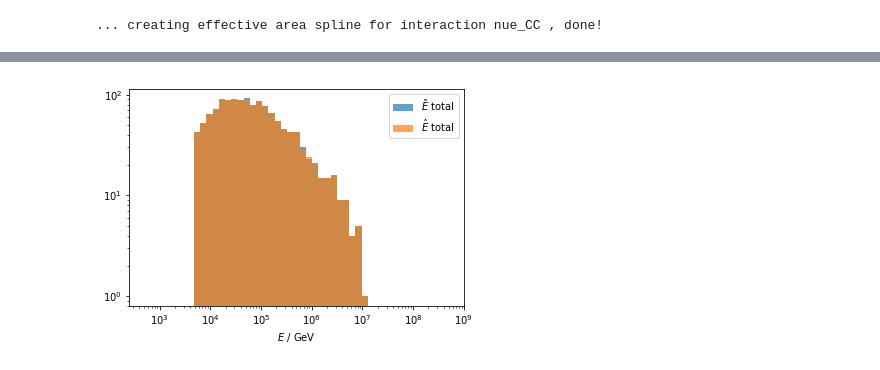
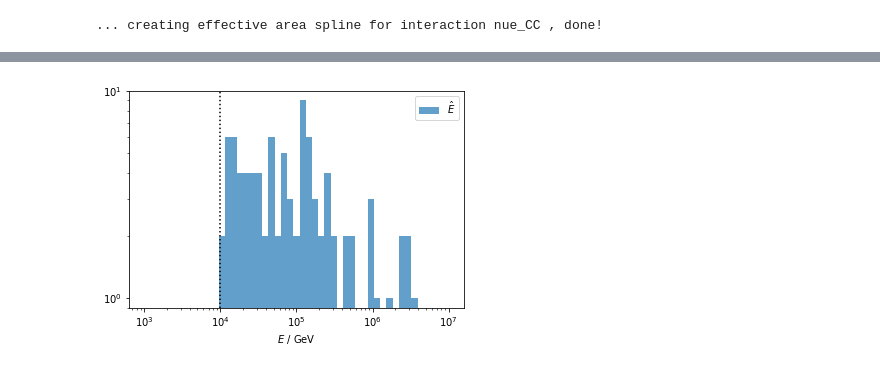
Before and after one commit to specktakel/hierarchical_nu, a Jupyter notebook: dev/statistical_model/4_energy_threshold/Eth_effects.ipynb, the cells around one changed output, grey strips where cells are left out. Cells and saved outputs as stored; diff of their text form; code cells hidden in the pictures.

Commit message:
Write alternative simulation method for comparison

```diff
--- a/dev/statistical_model/4_energy_threshold/Eth_effects.ipynb
+++ b/dev/statistical_model/4_energy_threshold/Eth_effects.ipynb
@@ -250,11 +230,6 @@ sim_input['z'] = redshift
 sim_input['D'] = [luminosity_distance(z) for z in redshift[:-1]] # Mpc
 sim_input['varpi'] = unit_vector
 
-# Exposure integral interpolation grid
-sim_input['Ngrid'] = len(alpha_grid_sim)
-sim_input['alpha_grid'] = alpha_grid_sim
-sim_input['integral_grid'] = integral_grid_sim
-
 # Aeff Spline
 sim_input['p'] = p
 sim_input['Lknots_x'] = len(xknots)
@@ -266,16 +241,15 @@ sim_input['aeff_max'] = aeff_max
 # %%
 # Energies
 sim_input['alpha'] = 2.0
-sim_input['Emin'] = 5.0e3 # Emin_sim
-Emin = 1e4 # GeV
-E_scale = (Emin / sim_input['Emin'])**(1-sim_input['alpha'])
-sim_input['f_E'] = 0.001
+sim_input['Emin'] = 1.0e3 # Emin_sim
+Eth = 1e4 # GeV
+E_scale = (Eth / sim_input['Emin'])**(1-sim_input['alpha'])
 
 # Reconstruction
-sim_input['kappa'] = 100 # ~10 deg for cascades
+sim_input['kappa'] = 1000 # ~10 deg for cascades
 
 # Associated fraction  (derived paramaters, but easier to define this way)
-total_flux = 5e3 # m^-2 yr^-1
+total_flux = 1e3 # m^-2 yr^-1
 f = 0.5
 
 sim_input['T'] = 1 # yr
@@ -298,12 +278,15 @@ simulation = sim.sampling(data=sim_input, iter=1, chains=1,
 # %%
 # Energies
-Esrc = simulation.extract(['Esrc'])['Esrc'][0]
-E = simulation.extract(['E'])['E'][0]
-Edet = simulation.extract(['Edet'])['Edet'][0]
+Esrc = chain['Esrc']
+Edet = chain['Edet']
 
-selection = np.where(Edet >= Emin)[0]
-Edet_sel = [Edet[_] for _ in selection]
-E_sel = [E[_] for _ in selection]
+detected = chain['detected']
+det = np.where(detected == 1)[0]
+th = np.where(Edet >= Eth)[0]
+selection = np.intersect1d(det, th)
 
-print(len(Edet_sel), 'events above threshold energy out of', len(Esrc), 'total events')
+# filter out detected
+Edet_out = Edet[selection]
+
+print(len(Edet_out), 'events above threshold energy out of', len(Esrc), 'total events')
 # %% [output]
@@ -311,14 +339,15 @@ print(len(Edet_sel), 'events above threshold energy out of', len(Esrc), 'total e
 # %%
 # Plot energies
-Emin_sim = sim_input['Emin']
-bins = np.logspace(np.log(Emin_sim/10), np.log(1E+5*Emin_sim), base = np.e)
+Emin = sim_input['Emin']
+bins = np.logspace(np.log(Emin), np.log(1E+4*Emin), base = np.e)
 
 fig, ax = plt.subplots()
-ax.hist(E, bins=bins, label='$\\tilde{E}$ total', alpha=0.7);
-ax.hist(Edet, bins=bins, label='$\hat{E}$ total', alpha=0.7);
+#ax.hist(Esrc, bins=bins, label='$\\tilde{E}$', alpha=0.7);
+ax.hist(Edet_sel, bins=bins, label='$\hat{E}$', alpha=0.7);
+ax.axvline(Eth, linestyle=":", color='k')
 ax.set_xscale('log')
 ax.set_yscale('log')
 ax.set_xlabel('$E$ / GeV')
 ax.legend();
 # %% [output]
-[figure, old version]
+[figure, new version]
```
Also changed, not shown: parts of 16 cells of this notebook, 2 other files.
